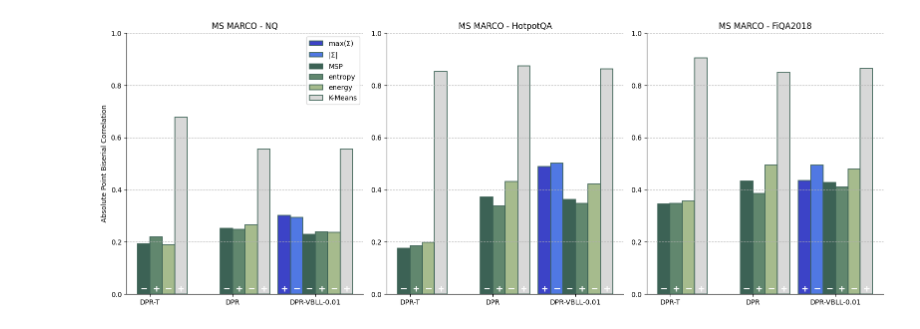
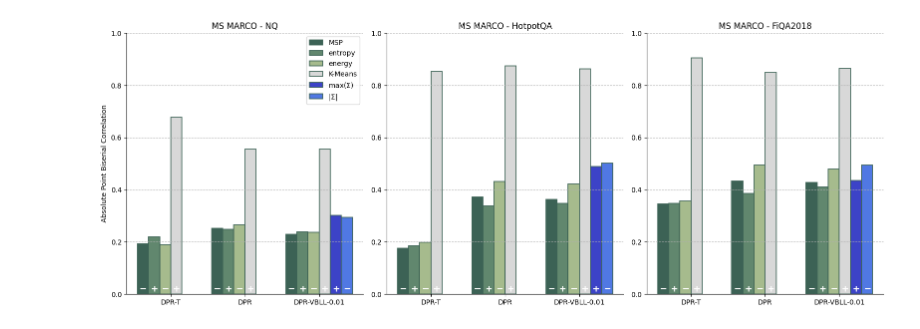
Before and after one commit to oliverneut/bayesian-dpr, a Jupyter notebook: plots/ood/ood-3.ipynb, the cells around one changed output. Drawn from its saved outputs; the diff is of its cells as text; code cells hidden in the pictures.

```diff
--- a/plots/ood/ood-3.ipynb
+++ b/plots/ood/ood-3.ipynb
@@ -20,12 +20,12 @@ edge_colors = {
 }
 # %%
 models = ['DPR-T', 'DPR', 'DPR-VBLL-0.01']
-methods = ['max($\\Sigma$)', '|$\\Sigma$|', 'MSP', 'entropy', 'energy', 'K-Means']
+methods = ['MSP', 'entropy', 'energy', 'K-Means', 'max($\\Sigma$)', '|$\\Sigma$|']
 
 scores = np.array([
-    [np.nan, np.nan, -0.193, 0.220, -0.189, 0.679],   # DPR-T (only 3 methods)
-    [np.nan, np.nan, -0.252, 0.248, -0.266, 0.555],   # DPR (only 3 methods)
-    [0.303, -0.294, -0.229, 0.240, -0.238, 0.556],    # DPR-VBLL (4 methods)
+    [-0.193, 0.220, -0.189, 0.679, np.nan, np.nan],   # DPR-T (only 3 methods)
+    [-0.252, 0.248, -0.266, 0.555, np.nan, np.nan],   # DPR (only 3 methods)
+    [-0.229, 0.240, -0.238, 0.556,  0.303, -0.294],    # DPR-VBLL (4 methods)
 ])
 
 n_models = len(models)
@@ -67,9 +67,9 @@ axes[0].set_title('MS MARCO - NQ')
 
 
 scores = np.array([
-    [np.nan, np.nan, -0.177, 0.186, -0.199, 0.854],# DPR-T (only 3 methods)
-    [np.nan, np.nan, -0.372, 0.339, -0.432, 0.874],   # DPR (only 3 methods)
-    [ 0.490, -0.502, -0.364, 0.347, -0.423, 0.863],    # DPR-VBLL (4 methods)
+    [-0.177, 0.186, -0.199, 0.854, np.nan, np.nan],# DPR-T (only 3 methods)
+    [-0.372, 0.339, -0.432, 0.874, np.nan, np.nan],   # DPR (only 3 methods)
+    [-0.364, 0.347, -0.423, 0.863, 0.490, -0.502],    # DPR-VBLL (4 methods)
 ])
 
 for i, method in enumerate(methods):
@@ -104,9 +104,9 @@ axes[1].set_title('MS MARCO - HotpotQA')
 
 
 scores = np.array([
-    [np.nan, np.nan, -0.346, 0.348, -0.357, 0.906],# DPR-T (only 3 methods)
-    [np.nan, np.nan,-0.434, 0.387, -0.495, 0.849],   # DPR (only 3 methods)
-    [0.436, -0.495, -0.429, 0.410, -0.480, 0.865],    # DPR-VBLL (4 methods)
+    [-0.346, 0.348, -0.357, 0.906, np.nan, np.nan], # DPR-T (only 3 methods)
+    [-0.434, 0.387, -0.495, 0.849, np.nan, np.nan], # DPR (only 3 methods)
+    [-0.429, 0.410, -0.480, 0.865, 0.436 , -0.495],  # DPR-VBLL (4 methods)
 ])
 
 for i, method in enumerate(methods):
@@ -117,31 +117,31 @@ for i, method in enumerate(methods):
     edges = [edge_colors['NEG'] if v < 0 else edge_colors['POS'] for v in scores[valid, i]]
     bar_vals = scores[valid, i]
 
     bars = axes[2].bar(x[valid] + offsets, abs(bar_vals), width=bar_width, label=method, color=colors[method], edgecolor=edge_colors['border'], linewidth=1.2)
 
     for bar, val in zip(bars, bar_vals):
         sign = "+" if val >= 0 else "−"
         axes[2].text(
             bar.get_x() + bar.get_width() / 2,
             0.02,  # vertically centered on the bar
             sign,
             ha='center',
             va='center',
             color='white',
             fontsize=13,
             fontweight='bold'
         )
 
 axes[2].spines['top'].set_visible(False)
 axes[2].spines['right'].set_visible(False)
 axes[2].set_ylim(0, 1)
 axes[2].set_xticks(x)
 axes[2].set_xticklabels(models)
 axes[2].set_title('MS MARCO - FiQA2018')
 axes[2].grid(True, axis='y', ls='--')
 axes[0].legend()
 plt.tight_layout()
 plt.show()
 fig.savefig(f"../figures/ood/ood-3.png", bbox_inches='tight', dpi=300)
 # %% [output]
-[figure, old version]
+[figure, new version]
```
